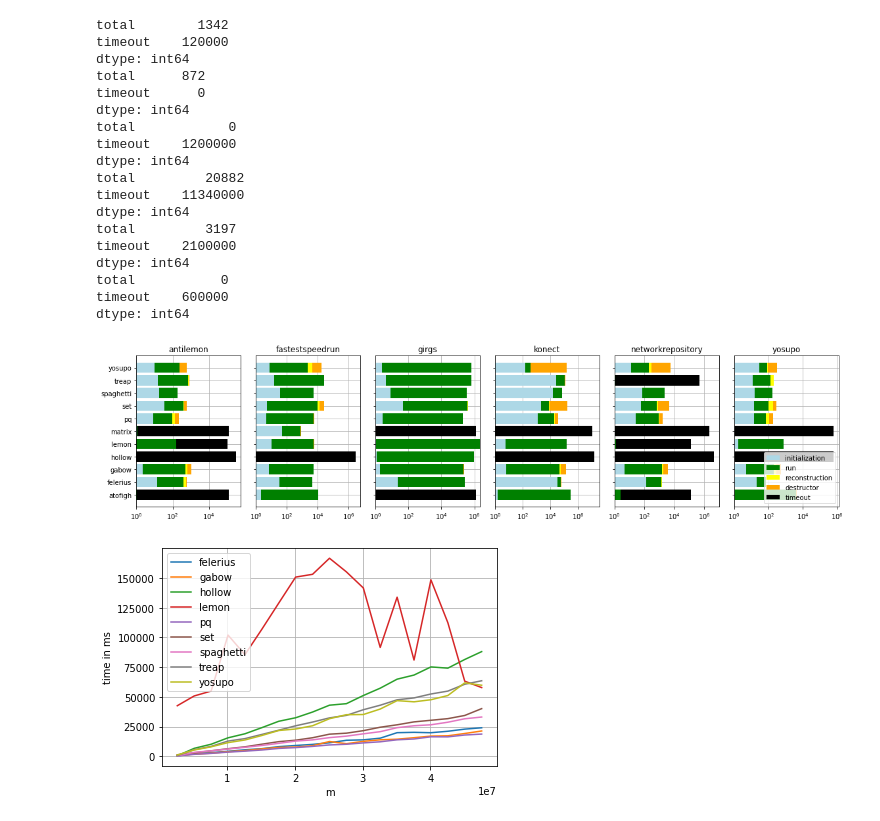
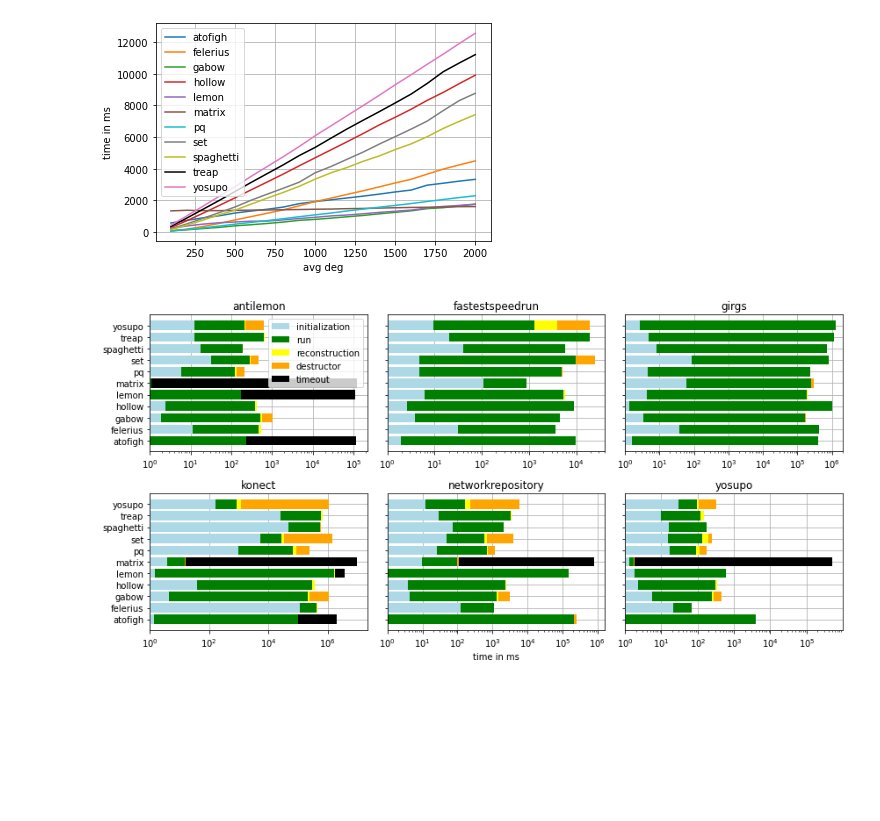
Before and after one commit to chistopher/arbok, a Jupyter notebook: data/plots.ipynb, the cells around one changed output. Drawn from its saved outputs; the diff is of its cells as text; code cells hidden in the pictures; blank space fills up the shorter version.

```diff
--- a/data/plots.ipynb
+++ b/data/plots.ipynb
@@ -6,8 +34,7 @@ import os
 # %%
-algos = ['atofigh', 'felerius', 'gabow', 'hollow', 'lemon', 'matrix', 'pq', 'set', 'spaghetti', 'treap', 'yosupo']
 repos = []
 for data_set in ['fastestspeedrun', 'konect', 'networkrepository', 'yosupo', 'antilemon', 'girgs']:
-    csv_name = f'results/runtime-{data_set}.csv'
+    csv_name = f'20220414_results/runtime-{data_set}.csv'
     if not os.path.isfile(csv_name):
         print(data_set, 'missing')
         continue
@@ -45,16 +68,0 @@ timeouts w/o matrix
-# %%
-algos = data.index.levels[1].tolist()
-colors = {}
-marker = {}
-for i,alg in enumerate(algos):
-    colors[alg] = plt.get_cmap("tab10")(i)
-    marker[alg] = '*+.2<>DPX^psv'[i]
-# %%
-for source, view in data.groupby('source'):
-    view[view.n!=-1].unstack(level=1).total.plot.box()
-    plt.yscale('symlog')
-    plt.grid()
-    plt.autoscale()
-    plt.ylabel('time in ms')
-    plt.title(source)
-    plt.show()
@@ -93,3 +122,18 @@ Text(0, 0.5, 'time in ms')
+# %%
+for algo,grp in data[(data.n!=-1) & (data.source=='girgs')].groupby('algo'):
+    df = grp.reset_index()
+    df['adeg'] = df['file'].str.slice(10,14).astype(int)
+    avg_times = df.groupby('adeg').total.mean()
+    # plt.plot(grp.m[:-1], grp.total[:-1], label=algo, color=colors[algo])
+    plt.plot(avg_times.index.values, avg_times, label=algo, color=colors[algo])
+
+plt.legend()
+plt.xlabel('avg deg')
+plt.ylabel('time in ms')
+plt.grid()
+plt.savefig('temp_plots/time_density.pdf', bbox_inches='tight')
+# %% [output]
+[figure, added]
 # %%
 to_plot = [
     ('con', 'initialization','lightblue'),
@@ -100,64 +144,40 @@ to_plot = [
 ]
 
 grps = data.groupby('source')
 
-fig, axs = plt.subplots(ncols=len(grps), sharey=True, figsize=(16,4))
+fig, axs = plt.subplots(nrows=2, ncols=len(grps)//2, sharey=True, figsize=(12,6))
+axs = axs.flatten()
+
 for (source, view), ax in zip(grps,axs):
     view = view.copy()
     view['timeout'] = 0
 
     for col in ['run', 'con','rec','del', 'total']:
         view[col].replace(-1,0,inplace=True)
     view.loc[view.n==-1,'timeout'] = 60*1000
-
-    print(view.xs('matrix', level=1, drop_level=False)[['total','timeout']].sum())
 
     timings = view.sum(level=1).reset_index()
     timings['total'] += timings['timeout']
     for col in ['run', 'con','rec','del', 'timeout']:
         timings[col] = timings['total'] ** (timings[col] / timings['total'])
 
     timings['offset'] = 1 # log of this is 0
     for column,label,color in to_plot:
         ax.barh(y=timings['algo'], width=timings.offset * timings[column] - timings.offset, label=label, color=color, left=timings.offset)
         timings['offset'] *= timings[column] # multiplying logs is same as adding in non-log
 
     ax.set_title(source)
     ax.semilogx()
     ax.set_xlim(left=1)
     ax.grid()
     ax.set_axisbelow(True)
 
-axs[-1].legend()
+axs[1].set_xlim(right=4e4)
+axs[2].set_xlim(right=2e6)
+#axs[5].set_xlim(right=2e8)
+axs[0].legend(loc='upper right')
+axs[-2].set_xlabel('time in ms')
 fig.tight_layout()
-plt.savefig('temp_plots/time_bar.pdf')
+plt.savefig('temp_plots/time_bar.pdf', bbox_inches='tight')
 # %% [output]
-total        1342
-timeout    120000
-dtype: int64
-total      872
-timeout      0
-dtype: int64
-total            0
-timeout    1200000
-dtype: int64
-total         20882
-timeout    11340000
-dtype: int64
-total         3197
-timeout    2100000
-dtype: int64
-total           0
-timeout    600000
-dtype: int64
-[figure, old version]
+[figure, new version]
-# %%
-for algo,grp in data[(data.n!=-1) & (data.source=='girgs')].groupby('algo'):
-    plt.plot(grp.m[:-1], grp.total[:-1], label=algo)
-plt.legend()
-plt.xlabel('m')
-plt.ylabel('time in ms')
-plt.grid()
-plt.savefig('temp_plots/time_density.pdf', bbox_inches='tight')
-# %% [output]
-[figure, removed]
```
Also changed, not shown: parts of 6 cells of this notebook, 8 other files.
